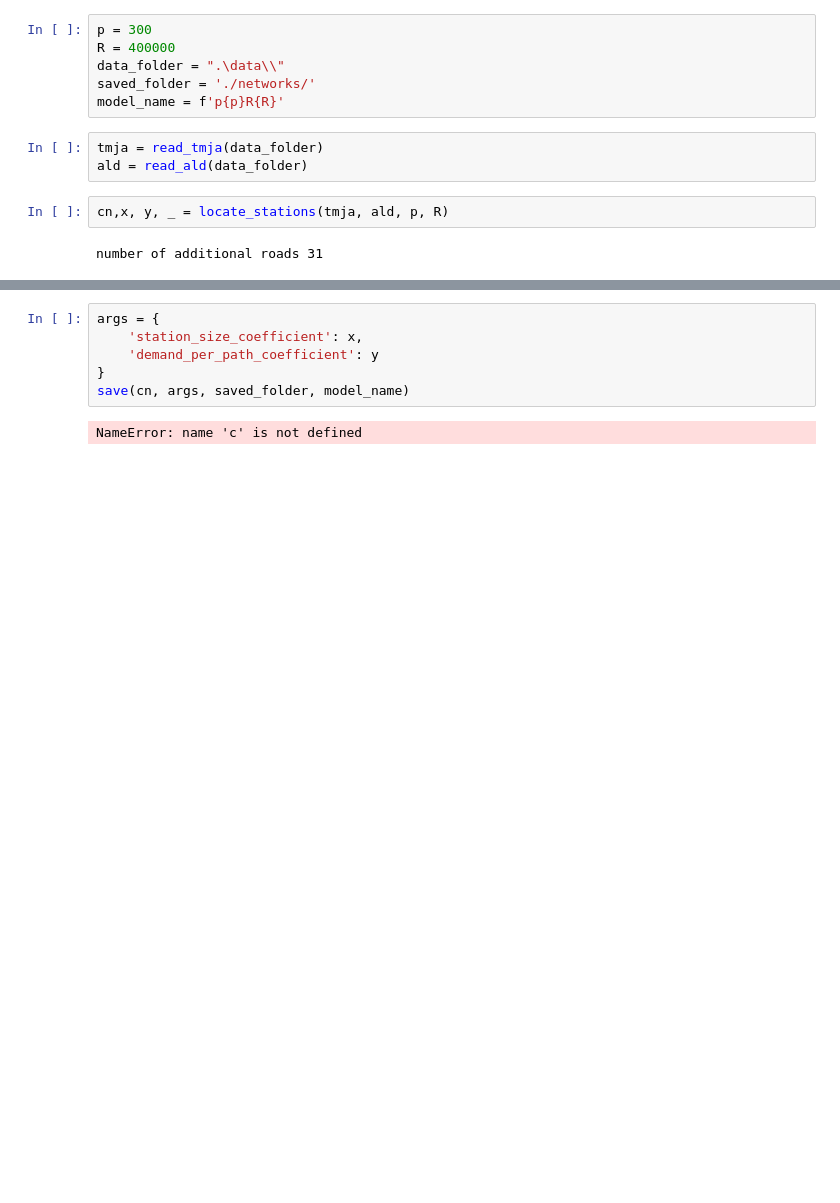
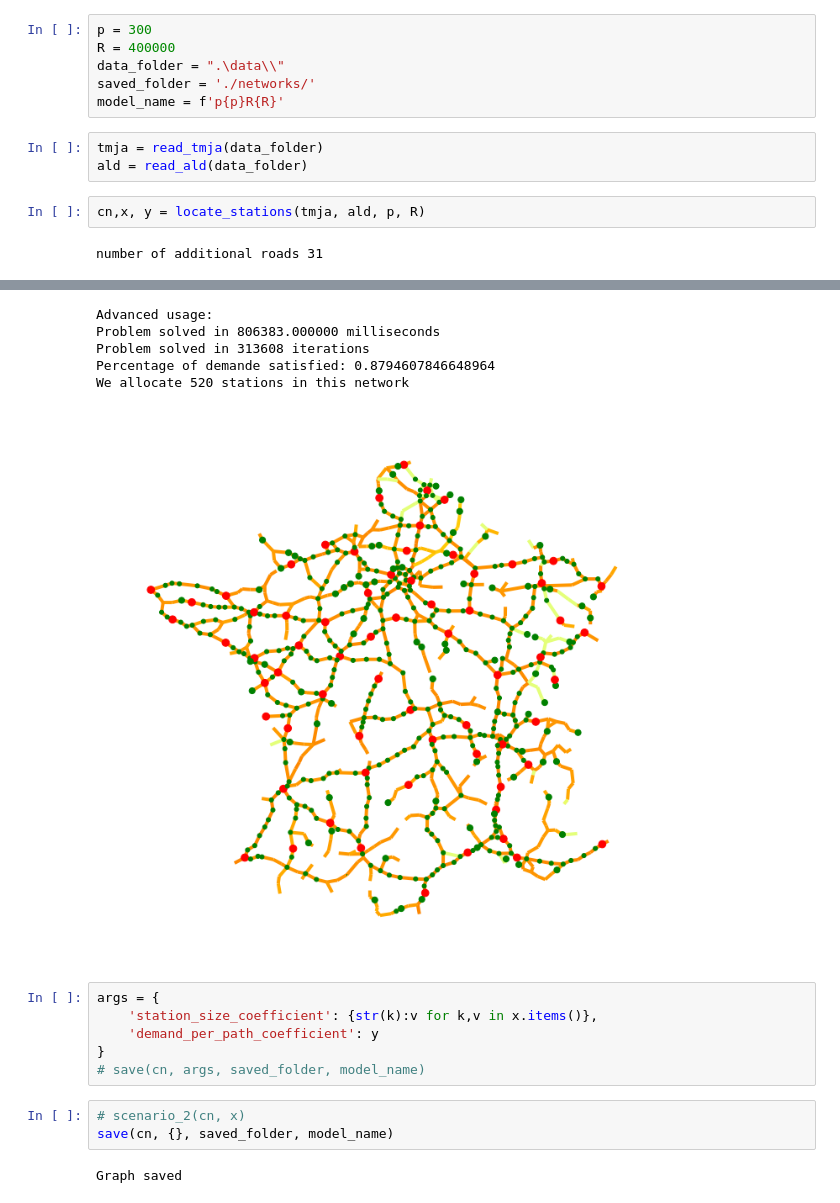
Before and after one commit to jiahezhu0312/hydrogen_station_allocation, a Jupyter notebook: section2.ipynb, the cells around one changed output, grey strips where cells are left out. Cells and saved outputs as stored; diff of their text form; blank space fills up the shorter version.

```diff
--- a/section2.ipynb
+++ b/section2.ipynb
@@ -13,15 +16,24 @@ model_name = f'p{p}R{R}'
 tmja = read_tmja(data_folder)
 ald = read_ald(data_folder)
 # %%
-cn,x, y, _ = locate_stations(tmja, ald, p, R)
+cn,x, y = locate_stations(tmja, ald, p, R)
 # %% [output]
 number of additional roads 31
 [figure]
+Advanced usage:
+Problem solved in 806383.000000 milliseconds
+Problem solved in 313608 iterations
+Percentage of demande satisfied: 0.8794607846648964
+We allocate 520 stations in this network
+[figure, added]
 # %%
 args = {
-    'station_size_coefficient': x,
+    'station_size_coefficient': {str(k):v for k,v in x.items()},
     'demand_per_path_coefficient': y
 }
-save(cn, args, saved_folder, model_name)
+# save(cn, args, saved_folder, model_name)
-# %% [output]
-NameError: name 'c' is not defined
+# %%
+# scenario_2(cn, x)
+save(cn, {}, saved_folder, model_name)
+# %% [output]
+Graph saved
```
Also changed, not shown: parts of 1 cell of this notebook, 1 other file.
